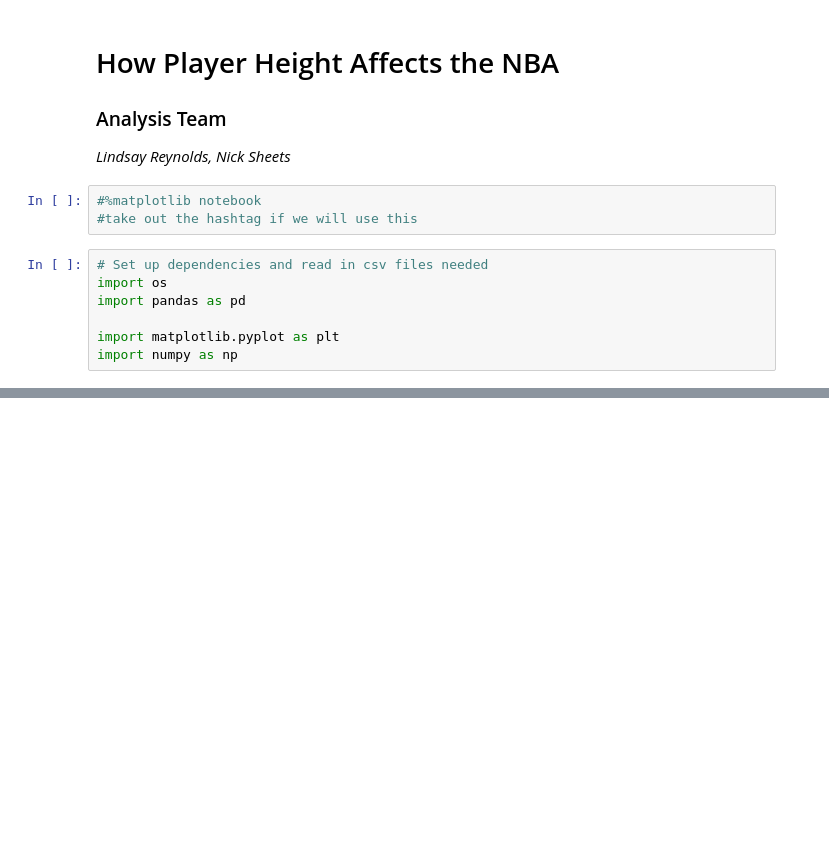
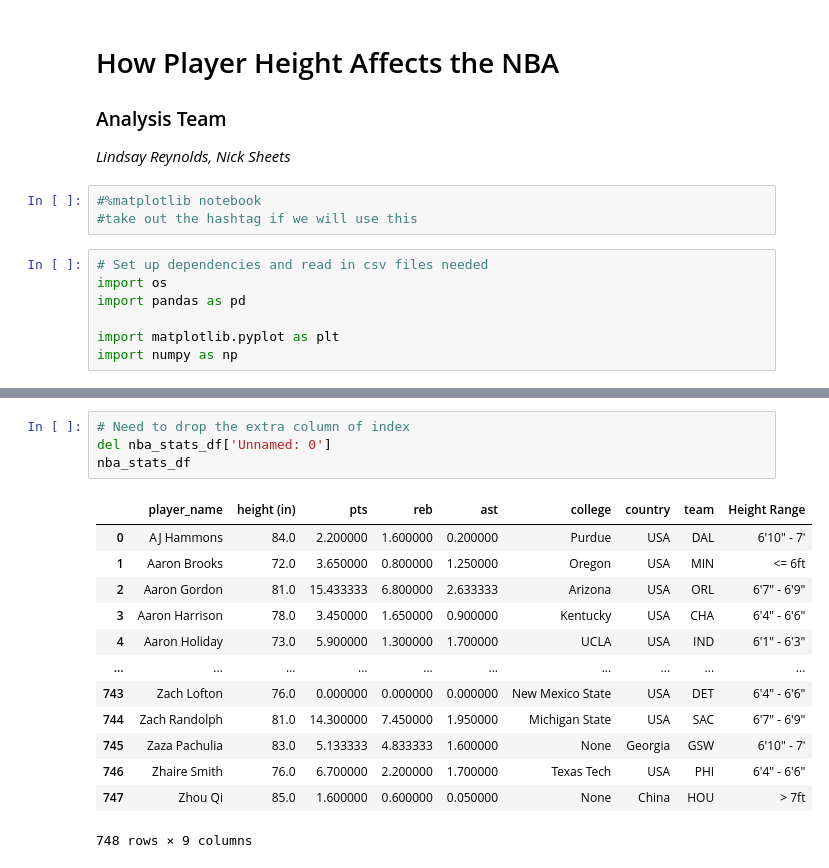
Before and after one commit to ic17rey/butler-groupA-project1, a Jupyter notebook: nba_height_project_analysis.ipynb, the cells around one changed output, grey strips where cells are left out. Saved outputs shown, nothing was run; the diff lists cells and outputs as text; blank space fills up the shorter version.

```diff
--- a/nba_height_project_analysis.ipynb
+++ b/nba_height_project_analysis.ipynb
@@ -34,6 +32,24 @@ nba_stats_df
 | 746 | 746 | Zhaire Smith | 76.0 | 6.700000 | 2.200000 | 1.700000 | Texas Tech | USA | PHI | ... |
 | 747 | 747 | Zhou Qi | 85.0 | 1.600000 | 0.600000 | 0.050000 | None | China | HOU | ... |
 748 rows × 10 columns
+# %%
+# Need to drop the extra column of index
+del nba_stats_df['Unnamed: 0']
+nba_stats_df
+# %% [output]
+|  | player_name | height (in) | pts | reb | ast | college | country | team | Height Range |
+| 0 | AJ Hammons | 84.0 | 2.200000 | 1.600000 | 0.200000 | Purdue | USA | DAL | 6'10" - 7' |
+| 1 | Aaron Brooks | 72.0 | 3.650000 | 0.800000 | 1.250000 | Oregon | USA | MIN | <= 6ft |
+| 2 | Aaron Gordon | 81.0 | 15.433333 | 6.800000 | 2.633333 | Arizona | USA | ORL | 6'7" - 6'9" |
+| 3 | Aaron Harrison | 78.0 | 3.450000 | 1.650000 | 0.900000 | Kentucky | USA | CHA | 6'4" - 6'6" |
+| 4 | Aaron Holiday | 73.0 | 5.900000 | 1.300000 | 1.700000 | UCLA | USA | IND | 6'1" - 6'3" |
+| ... | ... | ... | ... | ... | ... | ... | ... | ... | ... |
+| 743 | Zach Lofton | 76.0 | 0.000000 | 0.000000 | 0.000000 | New Mexico State | USA | DET | 6'4" - 6'6" |
+| 744 | Zach Randolph | 81.0 | 14.300000 | 7.450000 | 1.950000 | Michigan State | USA | SAC | 6'7" - 6'9" |
+| 745 | Zaza Pachulia | 83.0 | 5.133333 | 4.833333 | 1.600000 | None | Georgia | GSW | 6'10" - 7' |
+| 746 | Zhaire Smith | 76.0 | 6.700000 | 2.200000 | 1.700000 | Texas Tech | USA | PHI | 6'4" - 6'6" |
+| 747 | Zhou Qi | 85.0 | 1.600000 | 0.600000 | 0.050000 | None | China | HOU | > 7ft |
+748 rows × 9 columns
 # %%
 # Read in csv file including salary from data exploration/cleanup process
 nba_stats_with_salary_path = os.path.join("Output_files_for_analysis", "player_stats_with_sal.csv")
```
Also changed, not shown: parts of 9 cells of this notebook, 1 other file.
